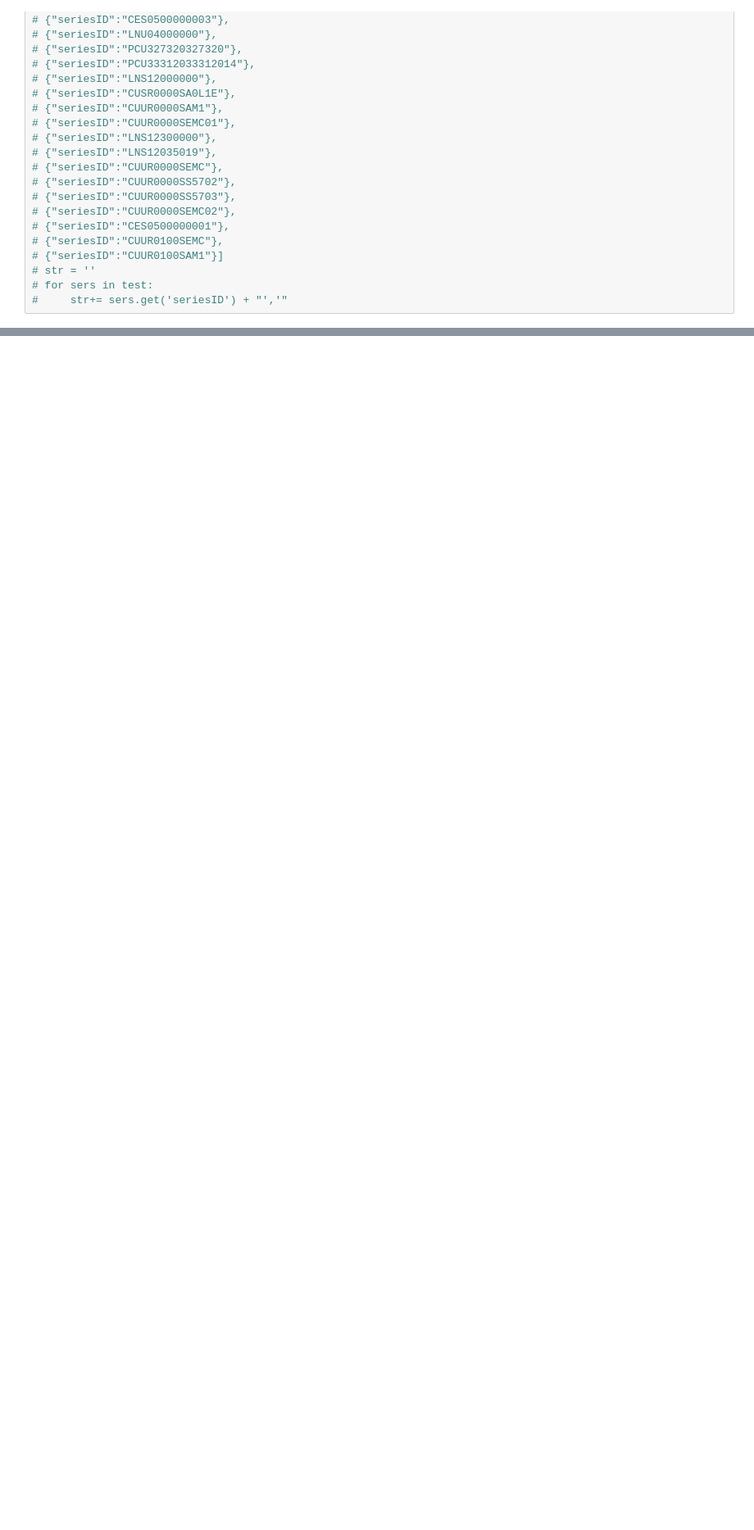
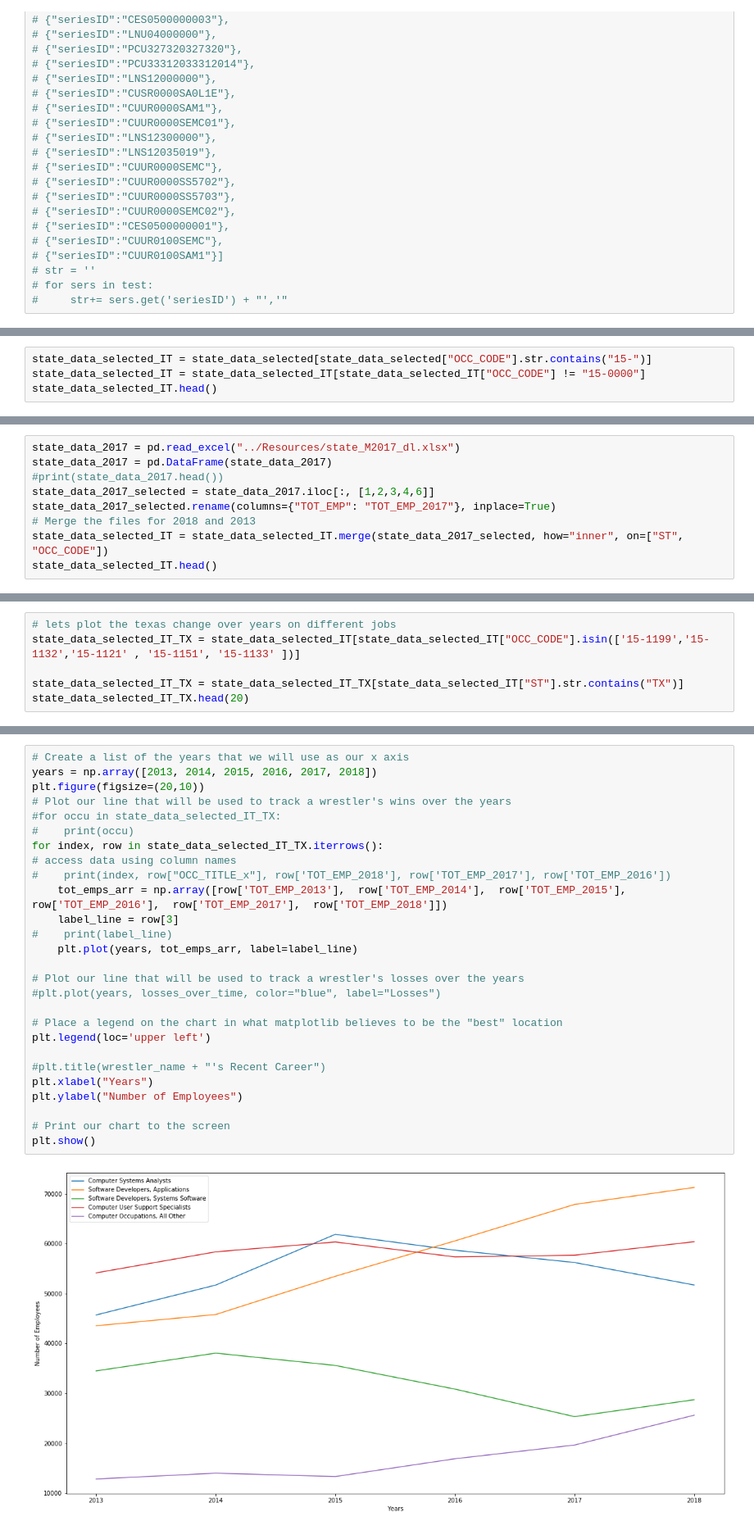
Before and after one commit to rubywyest/ProjectOneRepo, a Jupyter notebook: Coding/Coding_RM.ipynb, the cells around one changed output, grey strips where cells are left out. Shown at 82% size. Cells and saved outputs as stored; diff of their text form; blank space fills up the shorter version.

```diff
--- a/Coding/Coding_RM.ipynb
+++ b/Coding/Coding_RM.ipynb
@@ -149,0 +308,4 @@ plt.show()
+# %%
+state_data_selected_IT = state_data_selected[state_data_selected["OCC_CODE"].str.contains("15-")]
+state_data_selected_IT = state_data_selected_IT[state_data_selected_IT["OCC_CODE"] != "15-0000"]
+state_data_selected_IT.head()
@@ -149,0 +554,9 @@ plt.show()
+# %%
+state_data_2017 = pd.read_excel("../Resources/state_M2017_dl.xlsx")
+state_data_2017 = pd.DataFrame(state_data_2017)
+#print(state_data_2017.head())
+state_data_2017_selected = state_data_2017.iloc[:, [1,2,3,4,6]]
+state_data_2017_selected.rename(columns={"TOT_EMP": "TOT_EMP_2017"}, inplace=True)
+# Merge the files for 2018 and 2013
+state_data_selected_IT = state_data_selected_IT.merge(state_data_2017_selected, how="inner", on=["ST", "OCC_CODE"])
+state_data_selected_IT.head()
@@ -149,0 +571,6 @@ plt.show()
+# %%
+# lets plot the texas change over years on different jobs
+state_data_selected_IT_TX = state_data_selected_IT[state_data_selected_IT["OCC_CODE"].isin(['15-1199','15-1132','15-1121' , '15-1151', '15-1133' ])]
+
+state_data_selected_IT_TX = state_data_selected_IT_TX[state_data_selected_IT["ST"].str.contains("TX")]
+state_data_selected_IT_TX.head(20)
@@ -149,0 +585,29 @@ plt.show()
+# %%
+# Create a list of the years that we will use as our x axis
+years = np.array([2013, 2014, 2015, 2016, 2017, 2018])
+plt.figure(figsize=(20,10))
+# Plot our line that will be used to track a wrestler's wins over the years
+#for occu in state_data_selected_IT_TX:
+#    print(occu)
+for index, row in state_data_selected_IT_TX.iterrows():
+# access data using column names
+#    print(index, row["OCC_TITLE_x"], row['TOT_EMP_2018'], row['TOT_EMP_2017'], row['TOT_EMP_2016'])
+    tot_emps_arr = np.array([row['TOT_EMP_2013'],  row['TOT_EMP_2014'],  row['TOT_EMP_2015'],  row['TOT_EMP_2016'],  row['TOT_EMP_2017'],  row['TOT_EMP_2018']])
+    label_line = row[3]
+#    print(label_line)
+    plt.plot(years, tot_emps_arr, label=label_line)
+
+# Plot our line that will be used to track a wrestler's losses over the years
+#plt.plot(years, losses_over_time, color="blue", label="Losses")
+
+# Place a legend on the chart in what matplotlib believes to be the "best" location
+plt.legend(loc='upper left')
+
+#plt.title(wrestler_name + "'s Recent Career")
+plt.xlabel("Years")
+plt.ylabel("Number of Employees")
+
+# Print our chart to the screen
+plt.show()
+# %% [output]
+[figure, added]
```
Also changed, not shown: parts of 45 cells of this notebook, 10 other files.
